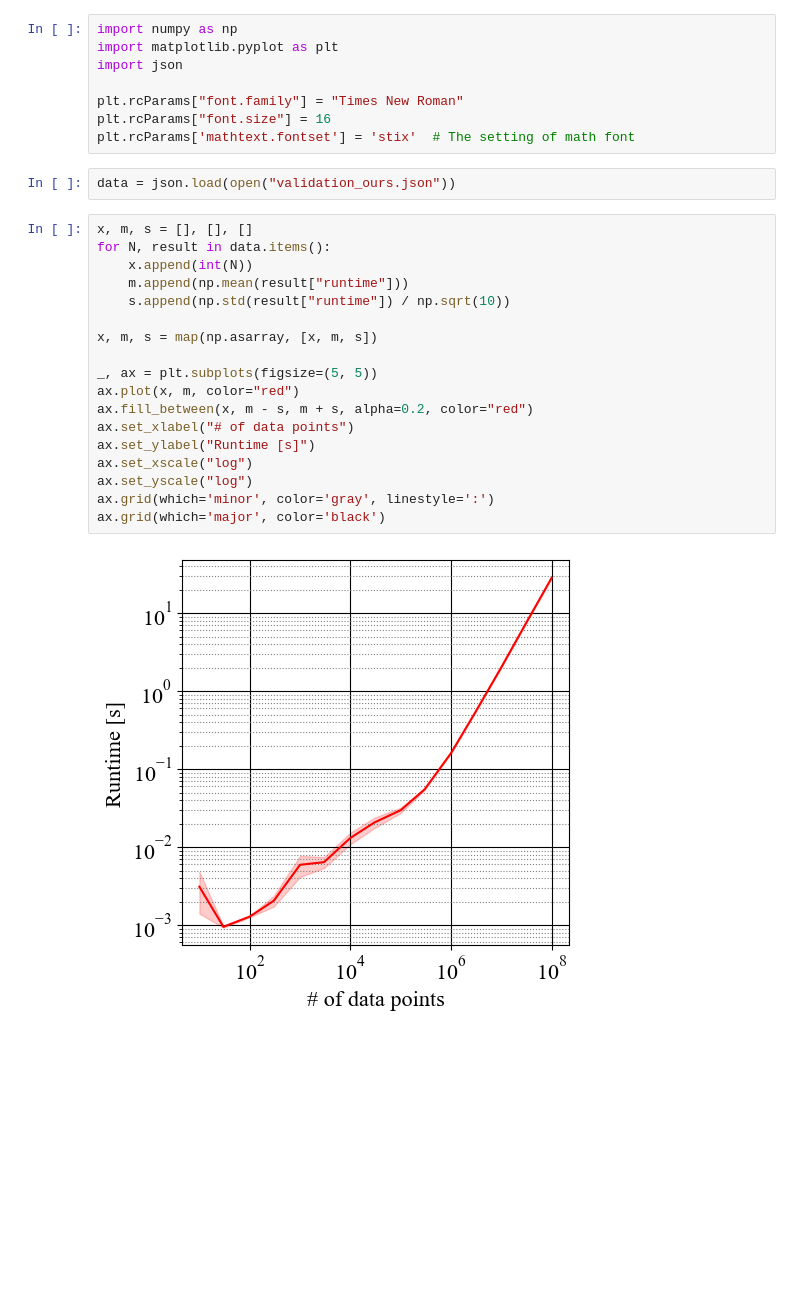
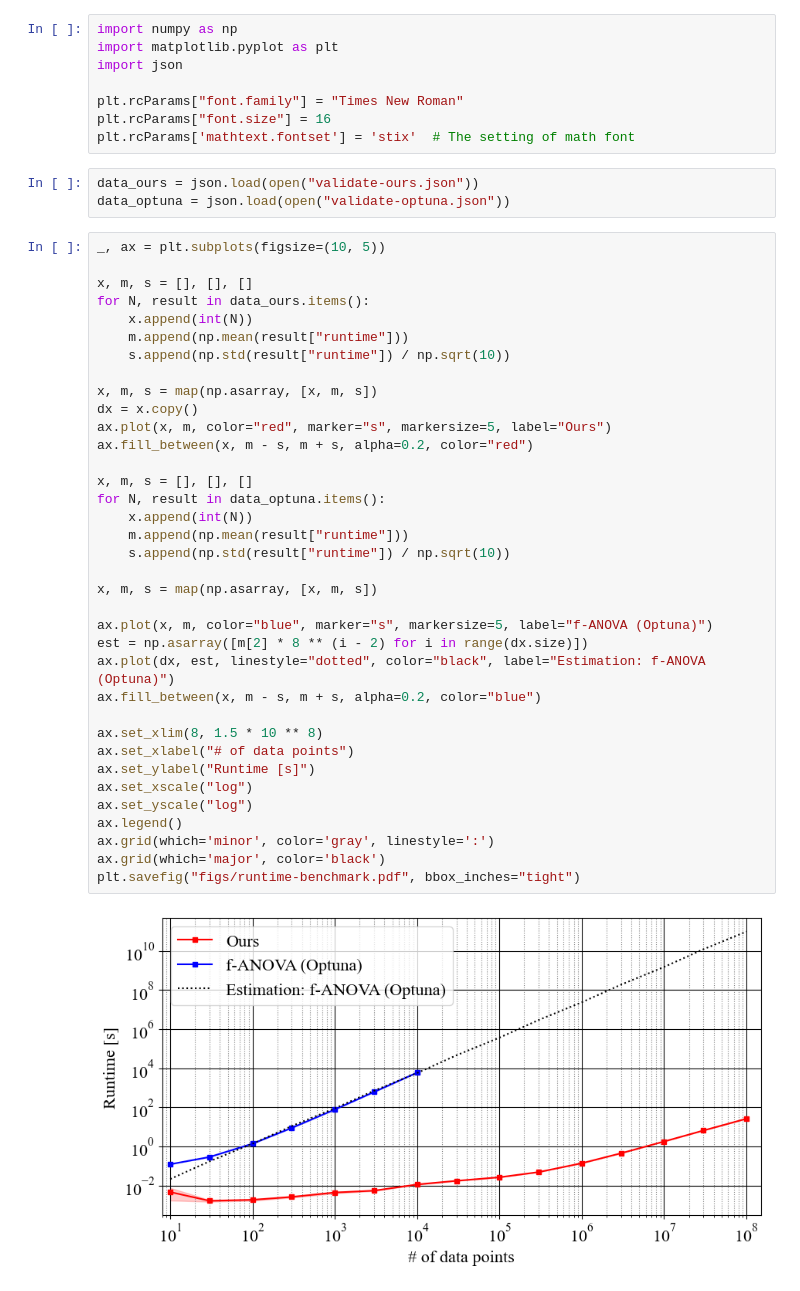
Before and after one commit to nabenabe0928/local-anova, a Jupyter notebook: validation-section.ipynb, the cells around one changed output. Drawn from its saved outputs; the diff is of its cells as text; blank space fills up the shorter version.

```diff
--- a/validation-section.ipynb
+++ b/validation-section.ipynb
@@ -7,24 +7,43 @@ plt.rcParams["font.family"] = "Times New Roman"
 plt.rcParams["font.size"] = 16
 plt.rcParams['mathtext.fontset'] = 'stix'  # The setting of math font
 # %%
-data = json.load(open("validation_ours.json"))
+data_ours = json.load(open("validate-ours.json"))
+data_optuna = json.load(open("validate-optuna.json"))
 # %%
+_, ax = plt.subplots(figsize=(10, 5))
+
 x, m, s = [], [], []
-for N, result in data.items():
+for N, result in data_ours.items():
+    x.append(int(N))
+    m.append(np.mean(result["runtime"]))
+    s.append(np.std(result["runtime"]) / np.sqrt(10))
+
+x, m, s = map(np.asarray, [x, m, s])
+dx = x.copy()
+ax.plot(x, m, color="red", marker="s", markersize=5, label="Ours")
+ax.fill_between(x, m - s, m + s, alpha=0.2, color="red")
+
+x, m, s = [], [], []
+for N, result in data_optuna.items():
     x.append(int(N))
     m.append(np.mean(result["runtime"]))
     s.append(np.std(result["runtime"]) / np.sqrt(10))
 
 x, m, s = map(np.asarray, [x, m, s])
 
-_, ax = plt.subplots(figsize=(5, 5))
-ax.plot(x, m, color="red")
-ax.fill_between(x, m - s, m + s, alpha=0.2, color="red")
+ax.plot(x, m, color="blue", marker="s", markersize=5, label="f-ANOVA (Optuna)")
+est = np.asarray([m[2] * 8 ** (i - 2) for i in range(dx.size)])
+ax.plot(dx, est, linestyle="dotted", color="black", label="Estimation: f-ANOVA (Optuna)")
+ax.fill_between(x, m - s, m + s, alpha=0.2, color="blue")
+
+ax.set_xlim(8, 1.5 * 10 ** 8)
 ax.set_xlabel("# of data points")
 ax.set_ylabel("Runtime [s]")
 ax.set_xscale("log")
 ax.set_yscale("log")
+ax.legend()
 ax.grid(which='minor', color='gray', linestyle=':')
 ax.grid(which='major', color='black')
+plt.savefig("figs/runtime-benchmark.pdf", bbox_inches="tight")
 # %% [output]
-[figure, old version]
+[figure, new version]
```
Also changed, not shown: parts of 3 cells of this notebook, 2 other files.
